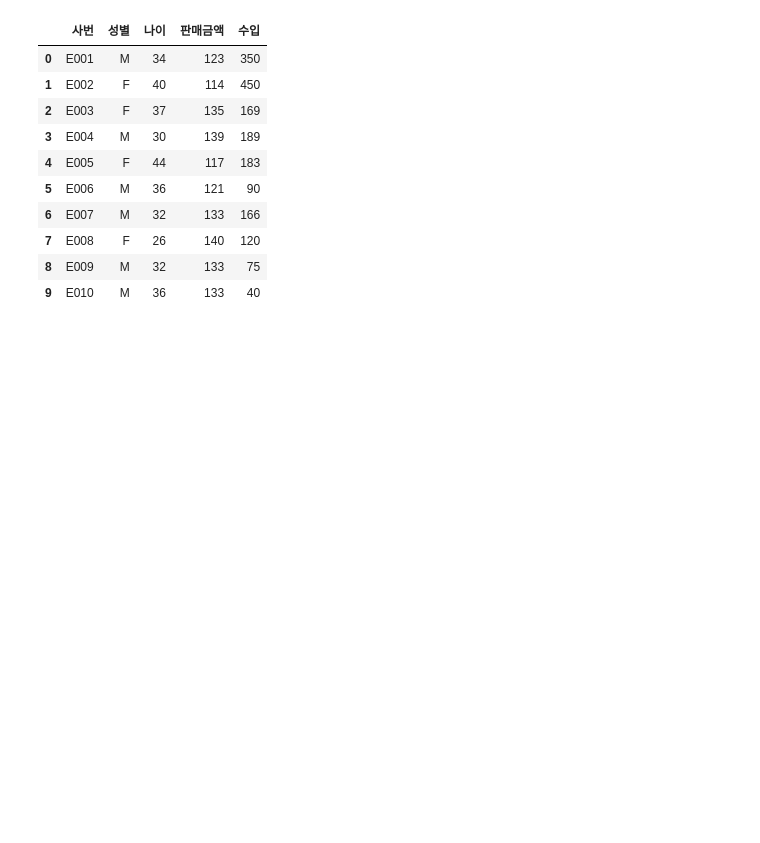
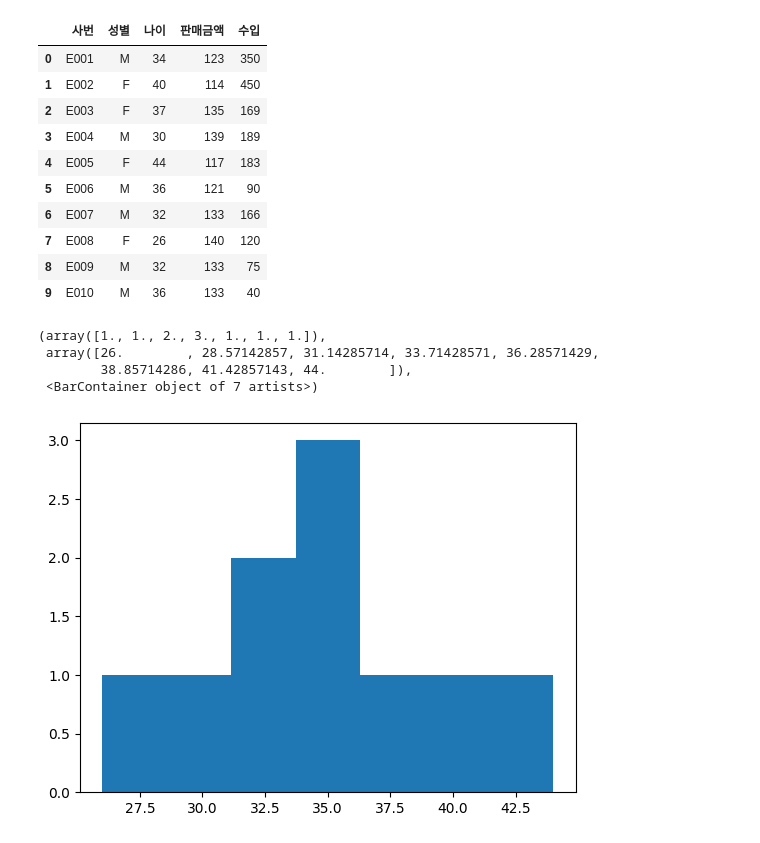
Before and after one commit to papasmf1/papasmf221019, a Jupyter notebook: DemoPandas.ipynb, the cells around one changed output. Cells and saved outputs as stored; diff of their text form; code cells hidden in the pictures; blank space fills up the shorter version.

```diff
--- a/DemoPandas.ipynb
+++ b/DemoPandas.ipynb
@@ -153,3 +153,19 @@ dfExcel
 | 7 | E008 | F | 26 | 140 | 120 |
 | 8 | E009 | M | 32 | 133 | 75 |
 | 9 | E010 | M | 36 | 133 | 40 |
+# %%
+#차트 그리기
+import matplotlib.pyplot as plt
+
+#비어 있는 그림판
+fig = plt.figure()
+#1행, 1열, 1번 차트
+ax = fig.add_subplot(1,1,1)
+#히스토그램
+ax.hist(dfExcel['나이'], bins=7)
+# %% [output]
+(array([1., 1., 2., 3., 1., 1., 1.]),
+ array([26.        , 28.57142857, 31.14285714, 33.71428571, 36.28571429,
+        38.85714286, 41.42857143, 44.        ]),
+ <BarContainer object of 7 artists>)
+[figure, added]
```
